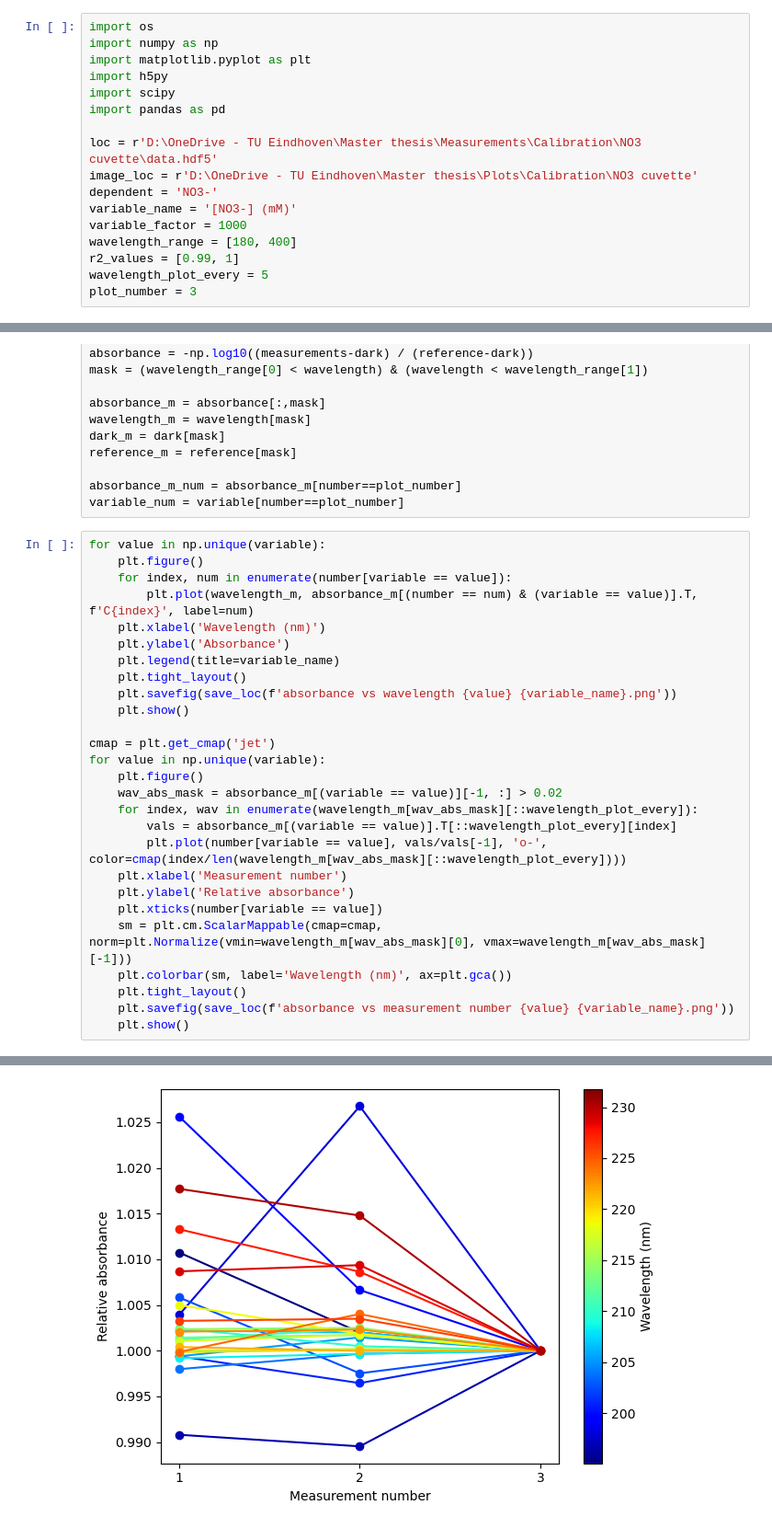
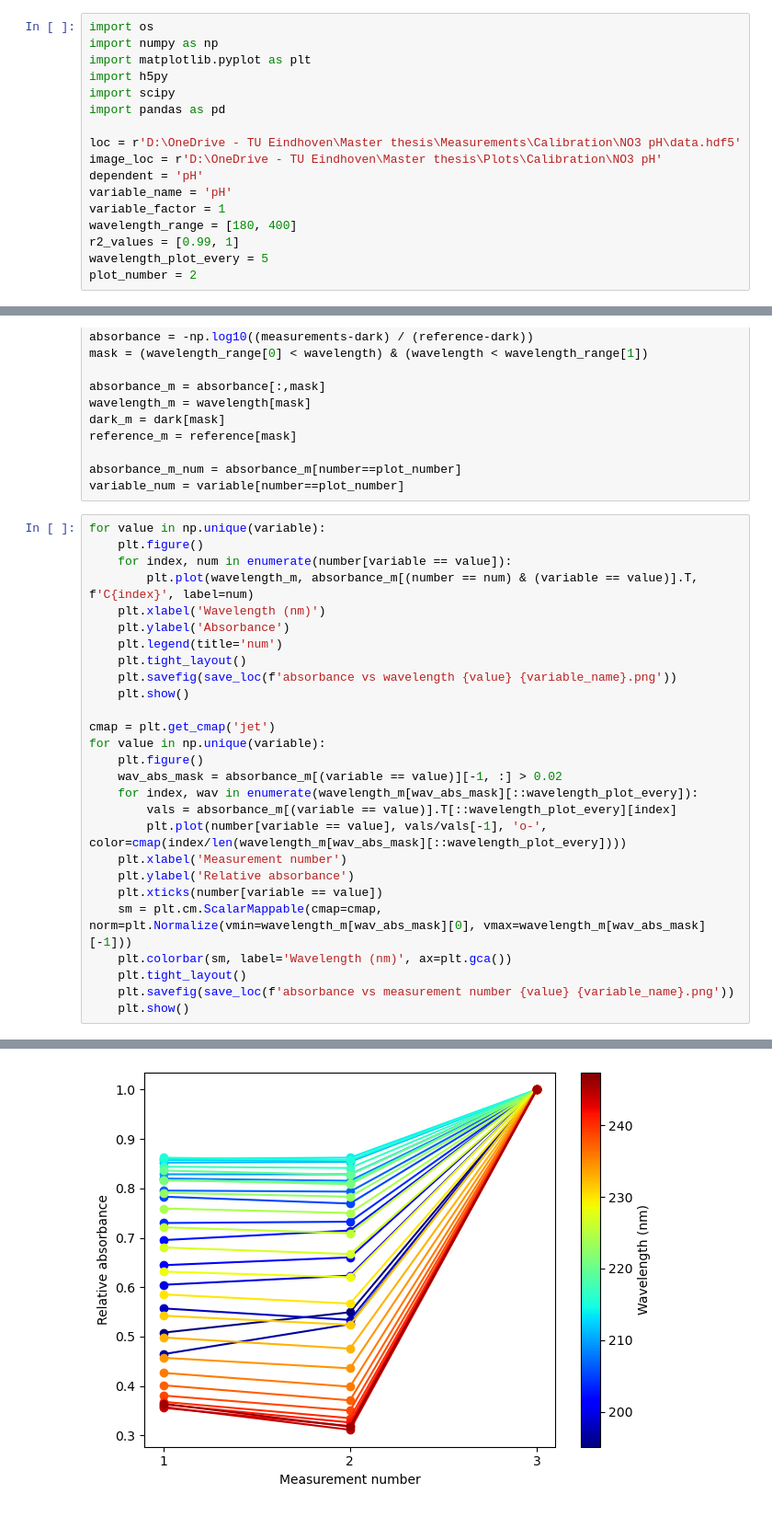
Before and after one commit to ThijsDrost/MasterDataAnalysis, a Jupyter notebook: Calibrations/Calibration_analysis.ipynb, the cells around one changed output, grey strips where cells are left out. Shown: that part at 92% size. Saved outputs shown, nothing was run; the diff lists cells and outputs as text.

Commit message:
Improved visualisation

```diff
--- a/Calibrations/Calibration_analysis.ipynb
+++ b/Calibrations/Calibration_analysis.ipynb
@@ -6,15 +6,15 @@ import h5py
 import scipy
 import pandas as pd
 
-loc = r'D:\OneDrive - TU Eindhoven\Master thesis\Measurements\Calibration\NO3 cuvette\data.hdf5'
-image_loc = r'D:\OneDrive - TU Eindhoven\Master thesis\Plots\Calibration\NO3 cuvette'
-dependent = 'NO3-'
-variable_name = '[NO3-] (mM)'
-variable_factor = 1000
+loc = r'D:\OneDrive - TU Eindhoven\Master thesis\Measurements\Calibration\NO3 pH\data.hdf5'
+image_loc = r'D:\OneDrive - TU Eindhoven\Master thesis\Plots\Calibration\NO3 pH'
+dependent = 'pH'
+variable_name = 'pH'
+variable_factor = 1
 wavelength_range = [180, 400]
 r2_values = [0.99, 1]
 wavelength_plot_every = 5
-plot_number = 3
+plot_number = 2
 # %%
 if not os.path.exists(image_loc):
     os.makedirs(image_loc)
@@ -57,7 +57,7 @@ for value in np.unique(variable):
         plt.plot(wavelength_m, absorbance_m[(number == num) & (variable == value)].T, f'C{index}', label=num)
     plt.xlabel('Wavelength (nm)')
     plt.ylabel('Absorbance')
-    plt.legend(title=variable_name)
+    plt.legend(title='num')
     plt.tight_layout()
     plt.savefig(save_loc(f'absorbance vs wavelength {value} {variable_name}.png'))
     plt.show()
@@ -90 +90 @@ for value in np.unique(variable):
-[figure, old version]
+[figure, new version]
```
Also changed, not shown: parts of 4 cells of this notebook, 3 other files.
